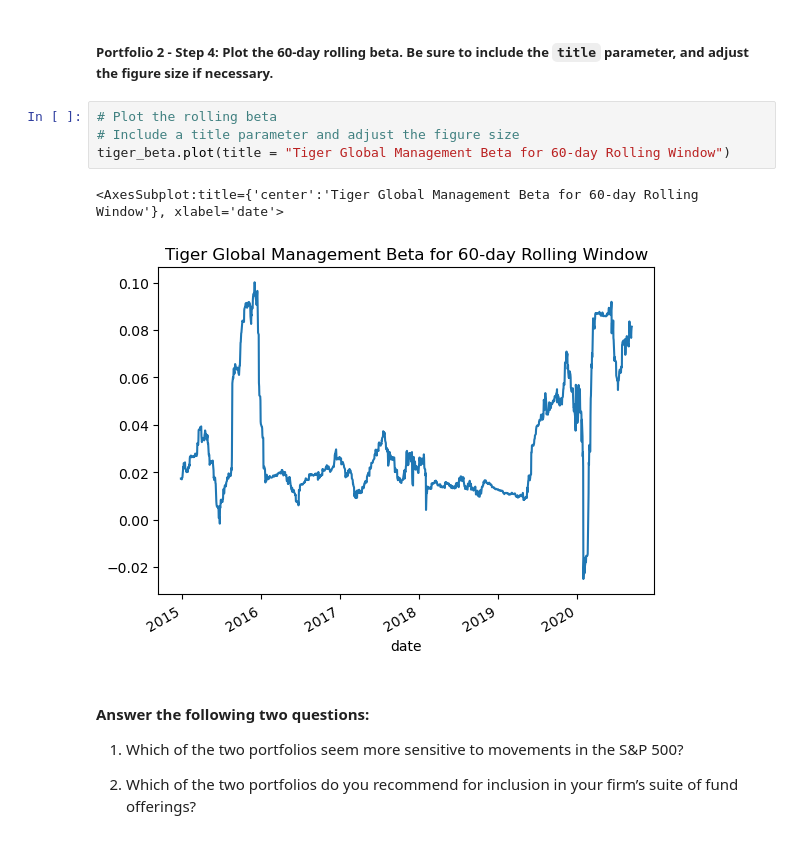
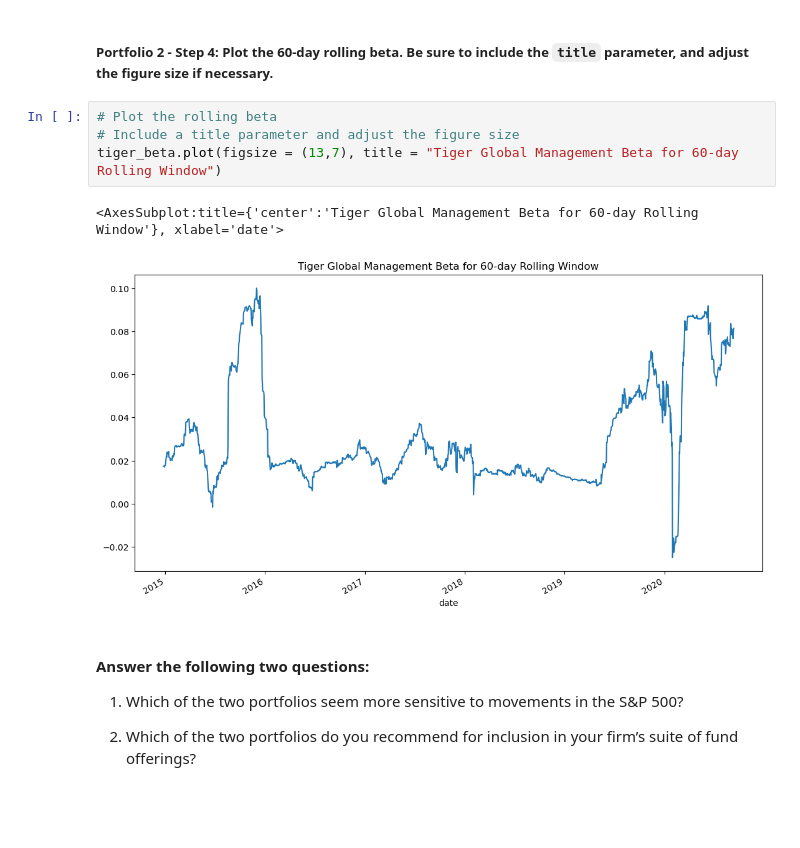
Before and after one commit to nahinhayat/Module4Challenge, a Jupyter notebook: Starter_Code 4/risk_return_analysis.ipynb, the cells around one changed output. Cells and saved outputs as stored; diff of their text form; blank space fills up the shorter version.

```diff
--- a/Starter_Code 4/risk_return_analysis.ipynb
+++ b/Starter_Code 4/risk_return_analysis.ipynb
@@ -463,10 +463,10 @@ tiger_avg_value
 # %%
 # Plot the rolling beta
 # Include a title parameter and adjust the figure size
-tiger_beta.plot(title = "Tiger Global Management Beta for 60-day Rolling Window")
+tiger_beta.plot(figsize = (13,7), title = "Tiger Global Management Beta for 60-day Rolling Window")
 # %% [output]
 <AxesSubplot:title={'center':'Tiger Global Management Beta for 60-day Rolling Window'}, xlabel='date'>
-[figure, old version]
+[figure, new version]
 # %% [markdown]
 #### Answer the following two questions:
 
```
Also changed, not shown: parts of 2 cells of this notebook.
